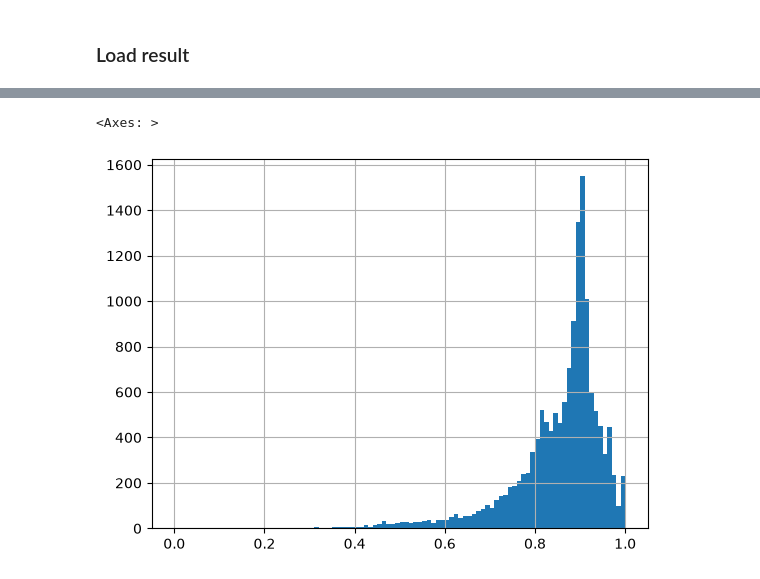
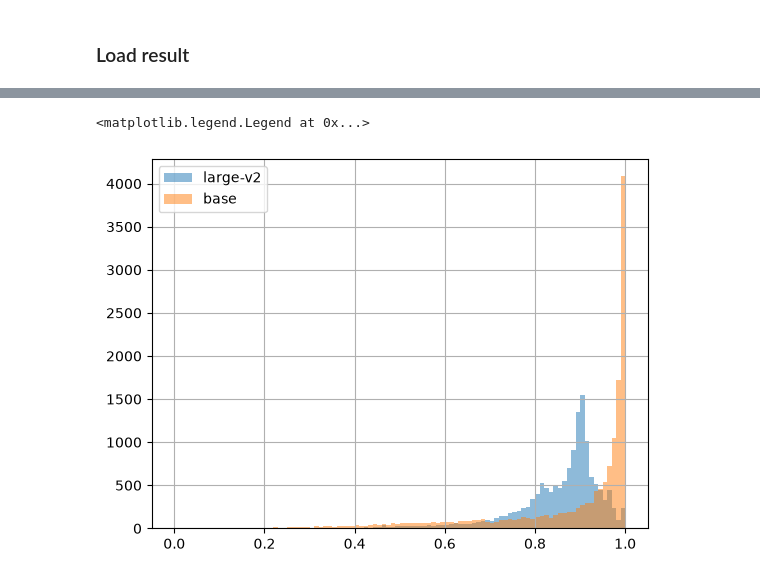
Before and after one commit to felipeaguirre66/MEGLittlePrince, a Jupyter notebook: nbs/[2026-09-20] test whisper.ipynb, the cells around one changed output, grey strips where cells are left out. Saved outputs shown, nothing was run; the diff lists cells and outputs as text; code cells hidden in the pictures.

```diff
--- a/nbs/[2026-09-20] test whisper.ipynb
+++ b/nbs/[2026-09-20] test whisper.ipynb
@@ -44,13 +43,13 @@ device
 # %%
-res = get_transcript(
-    audio=str(WAV),
-    model_size="large-v2",
-    device=device,
-    initial_prompt=None,
-    fp16=False,
-    language="fr",
-    do_vad=False,
-)
+# res = get_transcript(
+#     audio=str(WAV),
+#     model_size="large-v2",
+#     device=device,
+#     initial_prompt=None,
+#     fp16=False,
+#     language="fr",
+#     do_vad=False,
+# )
 # %% [markdown]
 ### Load result
 # %%
@@ -71,16 +79,35 @@ ready_files
 # %%
-df = []
-
+size = 'large-v2'
+df_large = []
 for rf in ready_files:
     wav_name = rf.stem
+    if not wav_name.endswith(size):
+        continue
     wav_name = wav_name.split("_whisper_")[0]
-    res = WhisperTranscript.from_wav_path(wav_name, 'large-v2')
+    res = WhisperTranscript.from_wav_path(wav_name, size)
     for s in res.whisper_result['segments']:
         for w in s['words']:
             w['file'] = wav_name
-            df.append(w)
-df = pd.DataFrame(df)
-df.confidence.hist(bins=np.arange(0, 1.01, 0.01))
+            df_large.append(w)
+df_large = pd.DataFrame(df_large)
+
+size = 'base'
+df_base = []
+for rf in ready_files:
+    wav_name = rf.stem
+    if not wav_name.endswith(size):
+        continue
+    wav_name = wav_name.split("_whisper_")[0]
+    res = WhisperTranscript.from_wav_path(wav_name, size)
+    for s in res.whisper_result['segments']:
+        for w in s['words']:
+            w['file'] = wav_name
+            df_base.append(w)
+df_base = pd.DataFrame(df_base)
+
+df_large.confidence.hist(bins=np.arange(0, 1.01, 0.01), alpha=0.5, label='large-v2')
+df_base.confidence.hist(bins=np.arange(0, 1.01, 0.01), alpha=0.5, label='base')
+plt.legend()
 # %% [output]
-<Axes: >
+<matplotlib.legend.Legend at 0x...>
-[figure, old version]
+[figure, new version]
```
Also changed, not shown: parts of 14 cells of this notebook, 4 other files.
